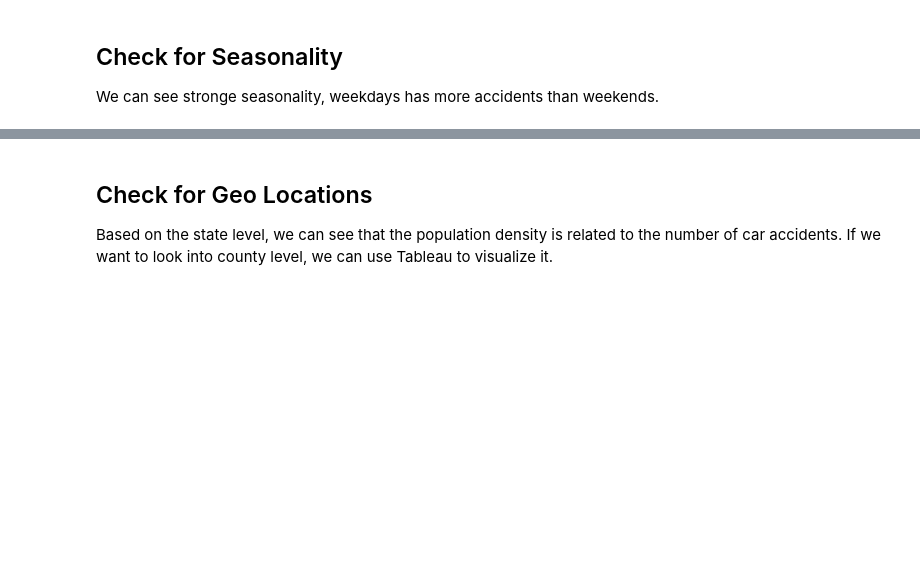
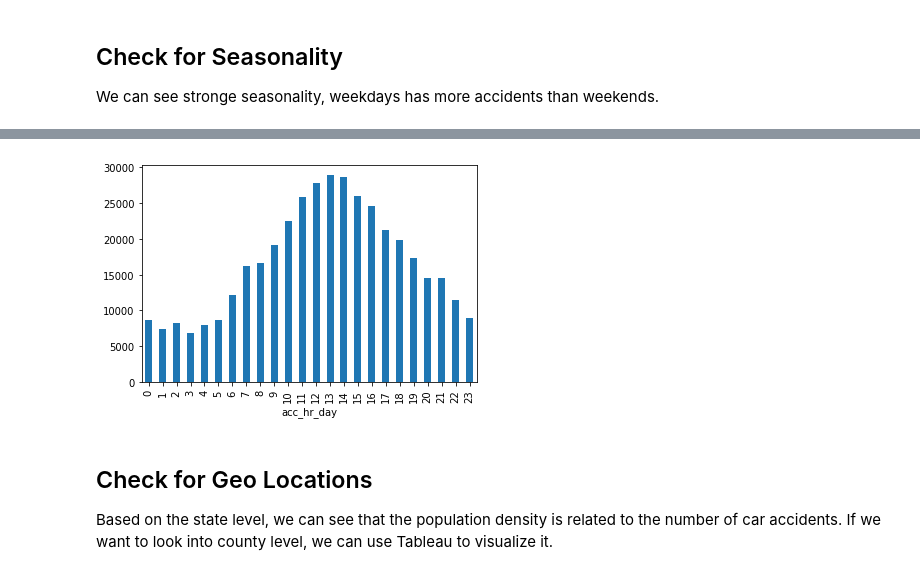
Before and after one commit to LuoDanqi/Capstone_Car_Accident, a Jupyter notebook: EDA/EDA_Traffic_Data.ipynb, the cells around one changed output, grey strips where cells are left out. Cells and saved outputs as stored; diff of their text form; code cells hidden in the pictures; blank space fills up the shorter version.

```diff
--- a/EDA/EDA_Traffic_Data.ipynb
+++ b/EDA/EDA_Traffic_Data.ipynb
@@ -156,3 +163,10 @@ fig.show()
+# %%
+# Accident on Weekdend Hours
+weekend = data[(data.day_name == 'Saturday') | (data.day_name == 'Sunday')]
+weekend.groupby('acc_hr_day')['ID'].count().plot.bar()
+plt.show()
+# %% [output]
+[figure, added]
 # %% [markdown]
 ## Check for Geo Locations
 Based on the state level, we can see that the population density is related to the number of car accidents. If we want to look into county level, we can use Tableau to visualize it.
```
Also changed, not shown: parts of 13 cells of this notebook.
